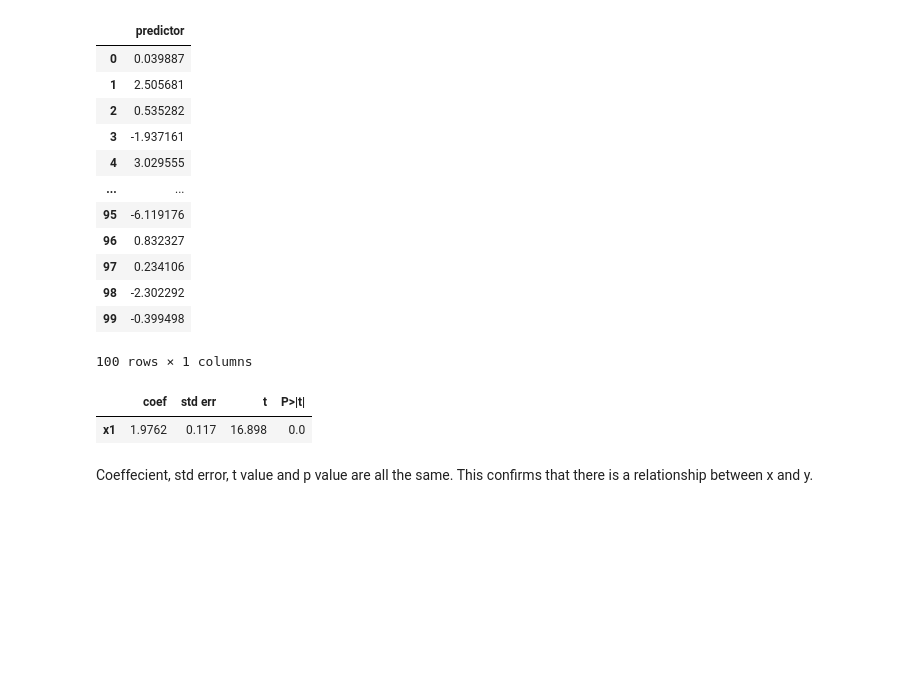
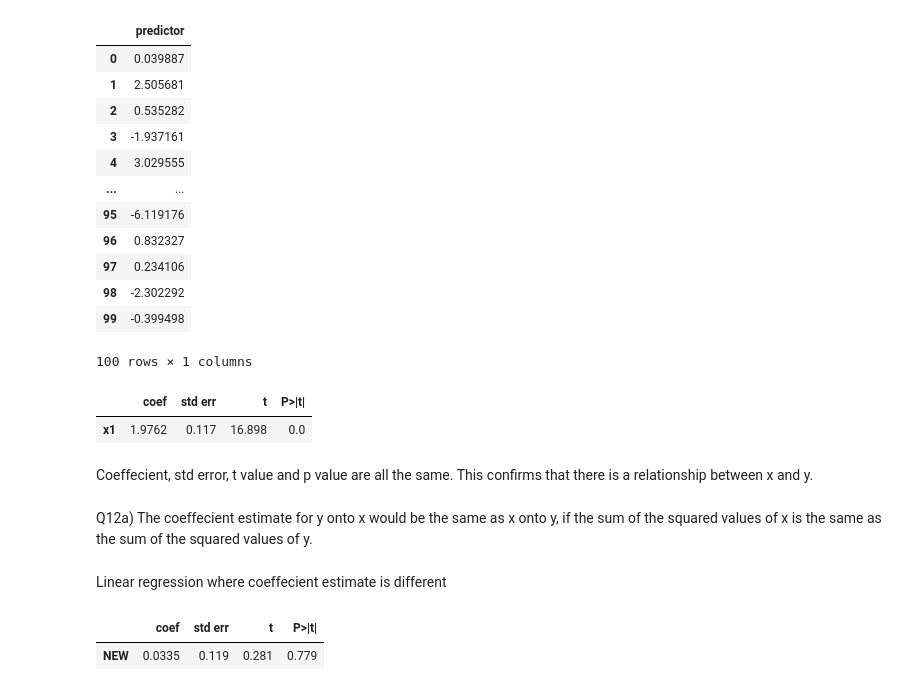
Before and after one commit to Mussab157/ISLP, a Jupyter notebook: Chapter3/ch3_lab.ipynb, the cells around one changed output. Drawn from its saved outputs; the diff is of its cells as text; code cells hidden in the pictures; blank space fills up the shorter version.

```diff
--- a/Chapter3/ch3_lab.ipynb
+++ b/Chapter3/ch3_lab.ipynb
@@ -479,3 +479,21 @@ summarize(model.fit())
 | x1 | 1.9762 | 0.117 | 16.898 | 0.0 |
 # %% [markdown]
 Coeffecient, std error, t value and p value are all the same. This confirms that there is a relationship between x and y.
+# %% [markdown]
+Q12a) The coeffecient estimate for y onto x would be the same as x onto y, if the sum of the squared values of x is the same as the sum of the squared values of y.
+# %% [markdown]
+Linear regression where coeffecient estimate is different
+# %%
+rng1 = np.random.default_rng(1)
+rng2 = np.random.default_rng(4)
+x = rng1.normal(size=100)
+y = rng2.normal(size=100)
+# %%
+new_df=pd.DataFrame(x)
+new_df.rename(columns={0:"NEW"}, inplace=True)
+X=MS(['NEW'], intercept=False).fit_transform(new_df)
+model=sm.OLS(y, X)
+summarize(model.fit())
+# %% [output]
+|  | coef | std err | t | P>|t| |
+| NEW | 0.0335 | 0.119 | 0.281 | 0.779 |
```
Also changed, not shown: parts of 8 cells of this notebook.
